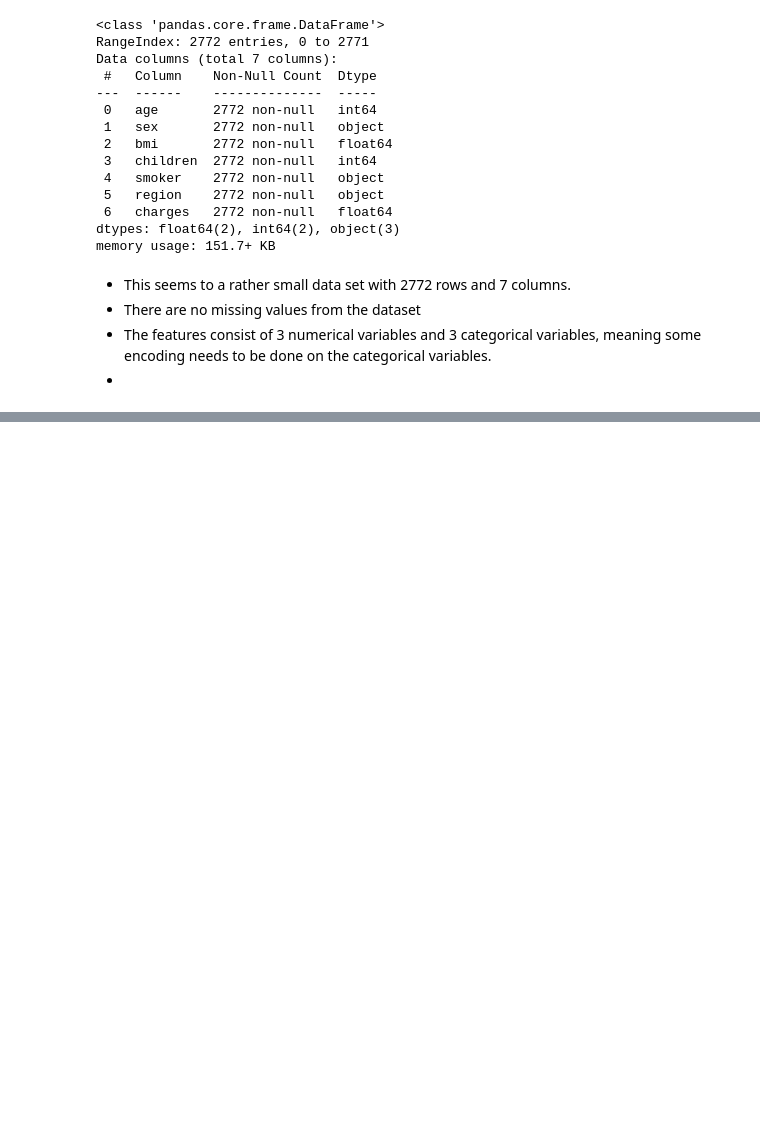
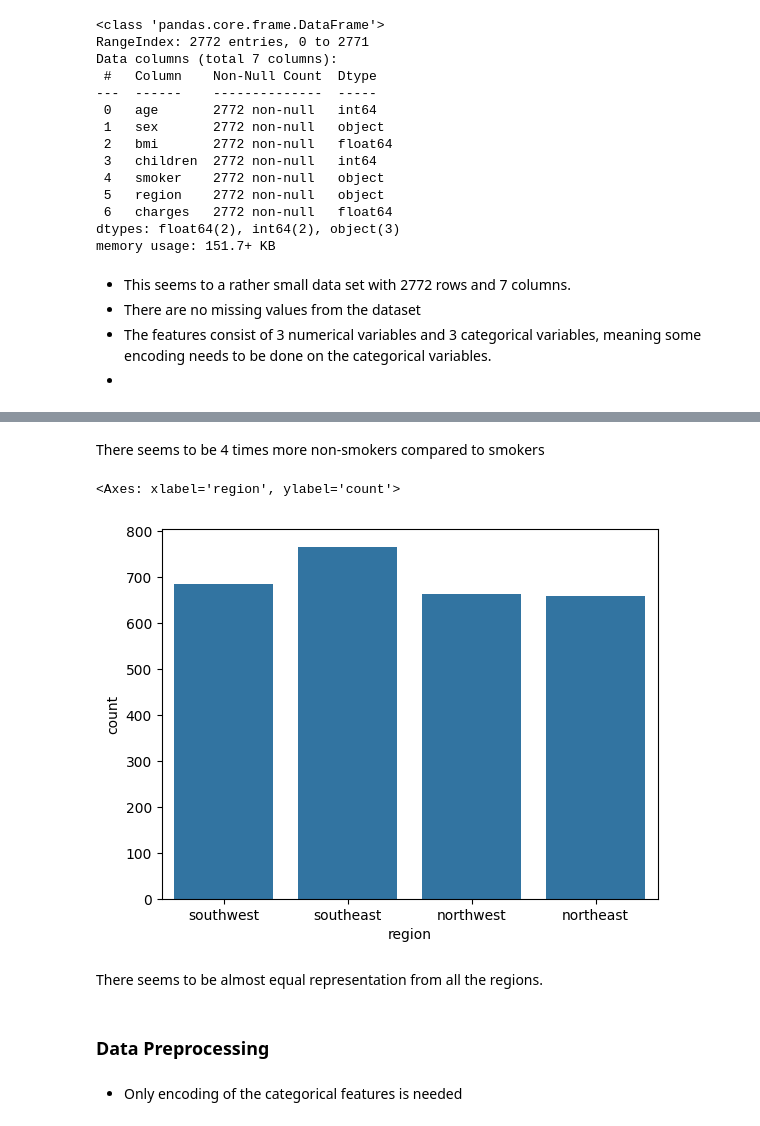
Before and after one commit to Danlof/medical_insurance, a Jupyter notebook: notebooks/main.ipynb, the cells around one changed output, grey strips where cells are left out. Drawn from its saved outputs; the diff is of its cells as text; code cells hidden in the pictures; blank space fills up the shorter version.

```diff
--- a/notebooks/main.ipynb
+++ b/notebooks/main.ipynb
@@ -58,0 +83,13 @@ memory usage: 151.7+ KB
+# %% [markdown]
+There seems to be 4 times more non-smokers compared to smokers
+# %%
+sns.countplot(x=df['region'])
+# %% [output]
+<Axes: xlabel='region', ylabel='count'>
+[figure, added]
+# %% [markdown]
+There seems to be almost equal representation from all the regions.
+# %% [markdown]
+### Data Preprocessing
+# %% [markdown]
+- Only encoding of the categorical features is needed
```
Also changed, not shown: parts of 14 cells of this notebook.
